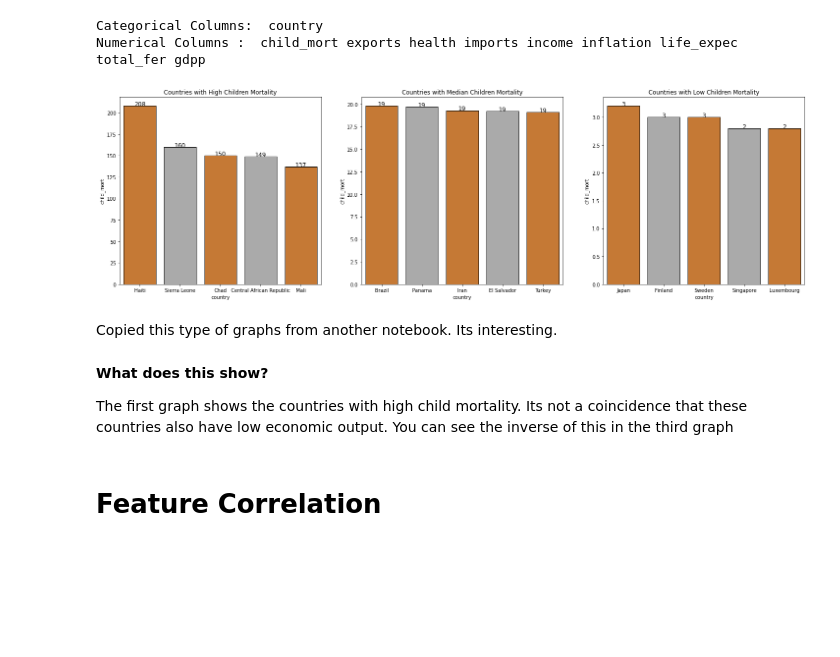
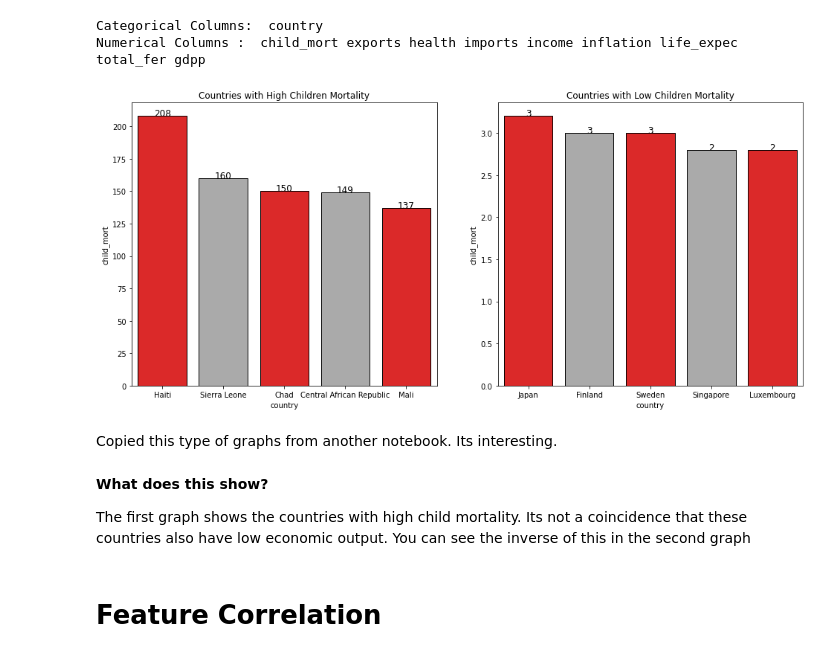
Before and after one commit to fpaul787/tackleml, a Jupyter notebook: unsupervised_learning/k_means.ipynb, the cells around one changed output. Drawn from its saved outputs; the diff is of its cells as text; code cells hidden in the pictures; blank space fills up the shorter version.

```diff
--- a/unsupervised_learning/k_means.ipynb
+++ b/unsupervised_learning/k_means.ipynb
@@ -141,37 +140,30 @@ print("Numerical Columns : ", *numerical_columns)
 Categorical Columns:  country
 Numerical Columns :  child_mort exports health imports income inflation life_expec total_fer gdpp
 # %%
-colors = ['#DD781D','#AAAAAA']
-fig = plt.subplots(nrows = 1,ncols = 3,figsize = (25,7))
+colors = ['#f80c0c','#AAAAAA']
+fig = plt.subplots(nrows = 1,ncols = 2,figsize = (25,7))
 plt.subplot(1,3,1)
 ax = sns.barplot(x = 'country',y = 'child_mort', data = data.sort_values(ascending = False,by = 'child_mort').iloc[:5],palette = colors,edgecolor = 'black');
 plt.title('Countries with High Children Mortality')
 for rect in ax.patches:
     ax.text(rect.get_x() + rect.get_width()/2, rect.get_height(), int(rect.get_height()),
             horizontalalignment='center', fontsize = 12)
 
 plt.subplot(1,3,2)
-ax = sns.barplot(x = 'country',y = 'child_mort', data = data.sort_values(ascending = False,by = 'child_mort').iloc[81:86],palette = colors,edgecolor = 'black');
-plt.title('Countries with Median Children Mortality')
-for rect in ax.patches:
-    ax.text(rect.get_x() + rect.get_width()/2, rect.get_height(), int(rect.get_height()),
-            horizontalalignment='center', fontsize = 12)
-
-plt.subplot(1,3,3)
 ax = sns.barplot(x = 'country',y = 'child_mort', data = data.sort_values(ascending = False,by = 'child_mort').iloc[161:166],palette = colors,edgecolor = 'black');
 plt.title('Countries with Low Children Mortality')
 for rect in ax.patches:
     ax.text(rect.get_x() + rect.get_width()/2, rect.get_height(), int(rect.get_height()),
             horizontalalignment='center', fontsize = 12)
 plt.show()
 # %% [output]
-[figure, old version]
+[figure, new version]
 # %% [markdown]
 Copied this type of graphs from another notebook. Its interesting.
 # %% [markdown]
 **What does this show?**
 
-The first graph shows the countries with high child mortality. Its not a coincidence that these countries also have low economic output. You can see the inverse of this in the third graph
+The first graph shows the countries with high child mortality. Its not a coincidence that these countries also have low economic output. You can see the inverse of this in the second graph
 # %% [markdown]
 # Feature Correlation
 # %% [markdown]
```
Also changed, not shown: parts of 7 cells of this notebook.
